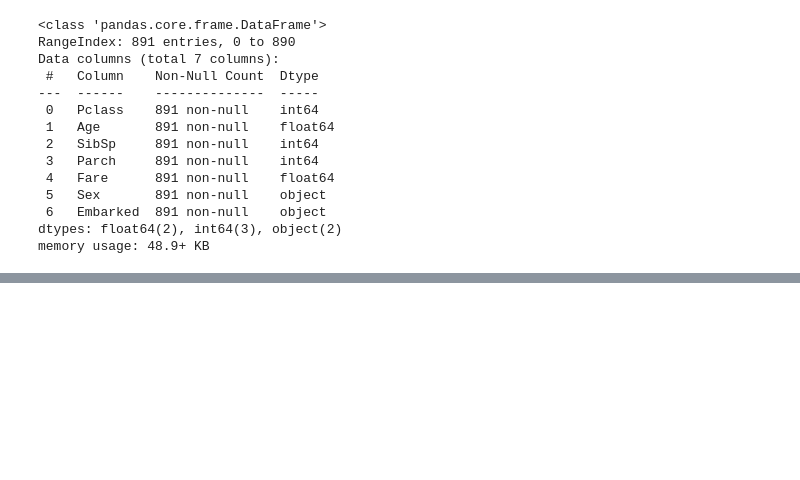
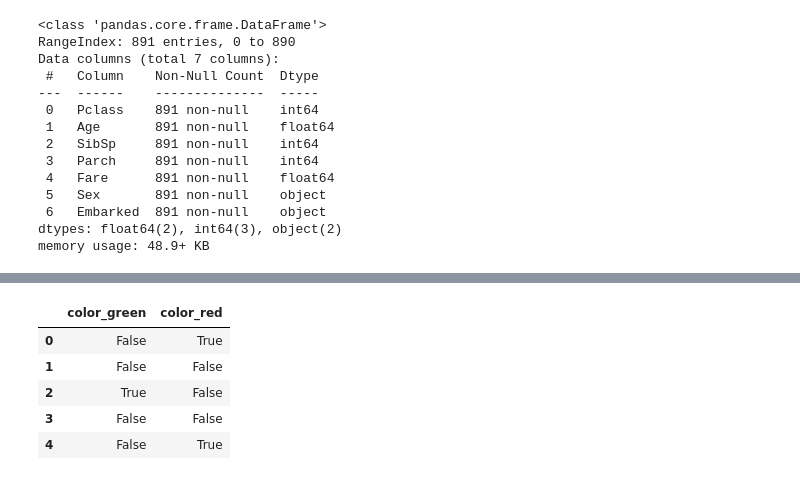
Before and after one commit to vcdemy/20240409, a Jupyter notebook: 20240409筆記.ipynb, the cells around one changed output, grey strips where cells are left out. Saved outputs shown, nothing was run; the diff lists cells and outputs as text; code cells hidden in the pictures; blank space fills up the shorter version.

```diff
--- a/20240409筆記.ipynb
+++ b/20240409筆記.ipynb
@@ -454,0 +486,9 @@ memory usage: 48.9+ KB
+# %%
+pd.get_dummies(df, drop_first=True)
+# %% [output]
+|  | color_green | color_red |
+| 0 | False | True |
+| 1 | False | False |
+| 2 | True | False |
+| 3 | False | False |
+| 4 | False | True |
```
Also changed, not shown: parts of 6 cells of this notebook.
